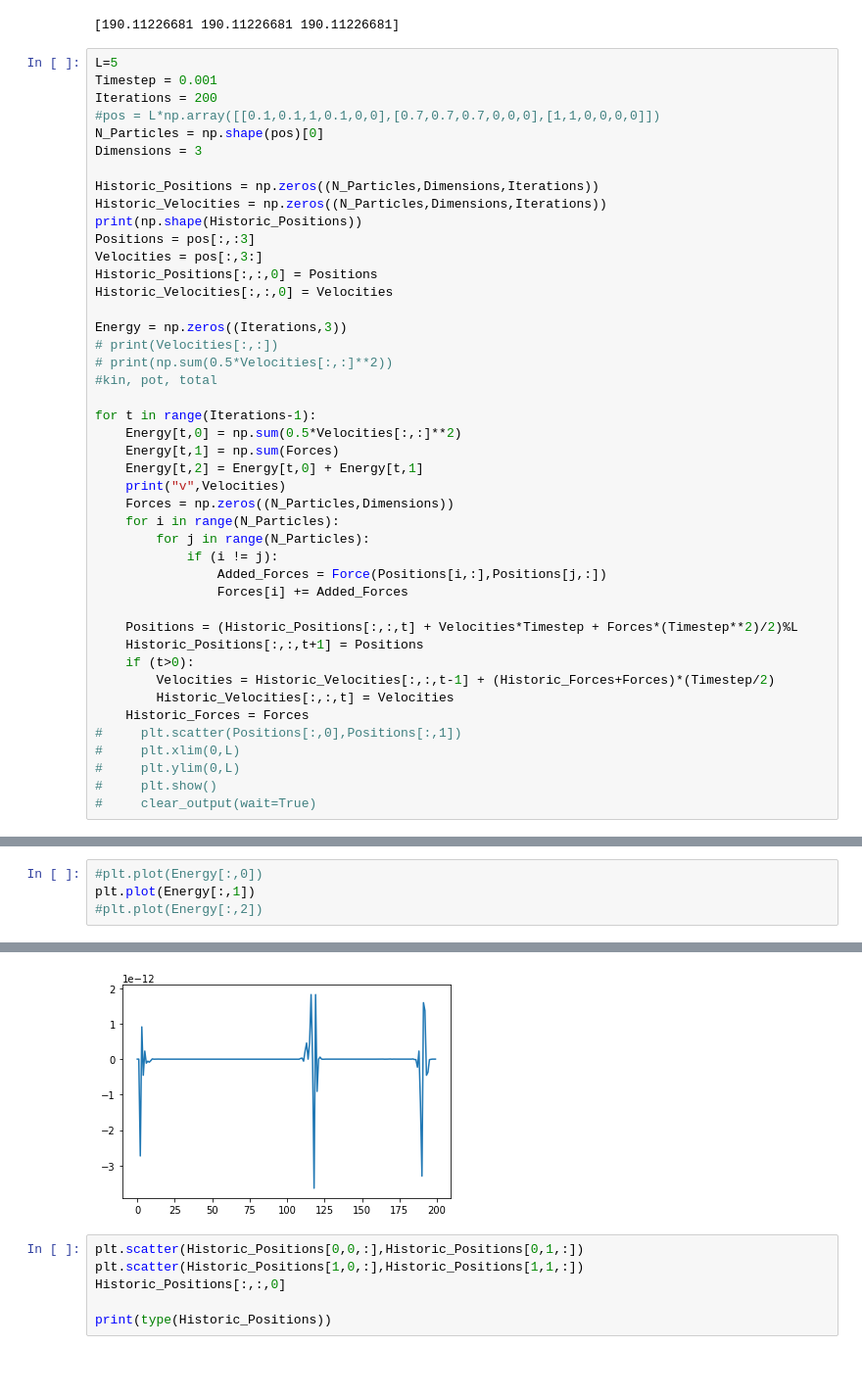
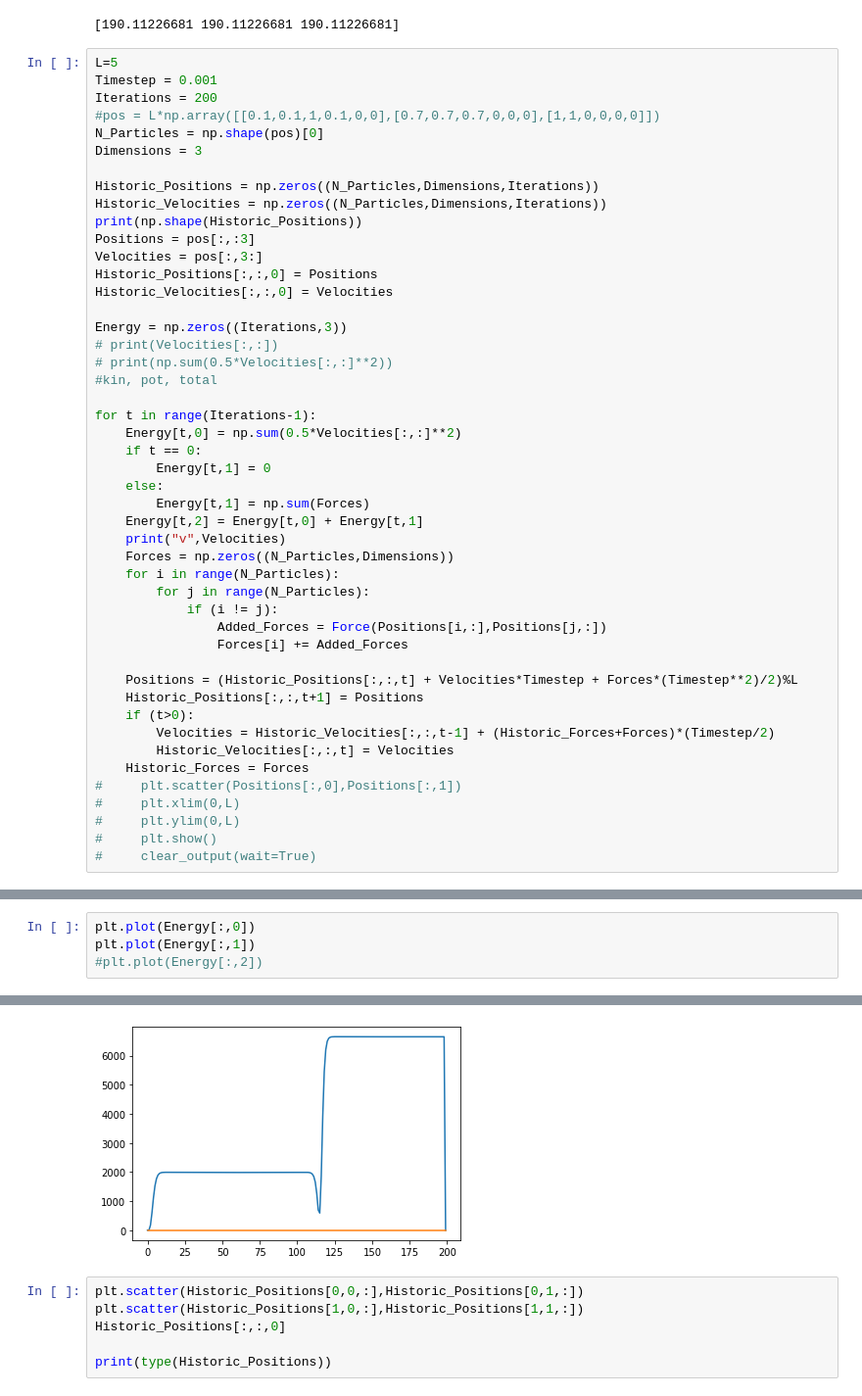
Before and after one commit to filipello/COP_Molecular_physics, a Jupyter notebook: Fourth milestone v2.ipynb, the cells around one changed output, grey strips where cells are left out. Shown: that part at 98% size. Cells and saved outputs as stored; diff of their text form; blank space fills up the shorter version.

Commit message:
Add files via upload
The Forces / Historic_Forces should work now

```diff
--- a/Fourth milestone v2.ipynb
+++ b/Fourth milestone v2.ipynb
@@ -196,7 +192,10 @@ Energy = np.zeros((Iterations,3))
 
 for t in range(Iterations-1):
     Energy[t,0] = np.sum(0.5*Velocities[:,:]**2)
-    Energy[t,1] = np.sum(Forces)
+    if t == 0:
+        Energy[t,1] = 0
+    else:
+        Energy[t,1] = np.sum(Forces)
     Energy[t,2] = Energy[t,0] + Energy[t,1]
     print("v",Velocities)
     Forces = np.zeros((N_Particles,Dimensions))
@@ -222,10 +237,10 @@ NameError: name 'pos' is not defined
 # %%
-#plt.plot(Energy[:,0])
+plt.plot(Energy[:,0])
 plt.plot(Energy[:,1])
 #plt.plot(Energy[:,2])
 # %% [output]
 [<matplotlib.lines.Line2D at 0x...>]
-[figure, old version]
+[figure, new version]
 # %%
 plt.scatter(Historic_Positions[0,0,:],Historic_Positions[0,1,:])
 plt.scatter(Historic_Positions[1,0,:],Historic_Positions[1,1,:])
```
Also changed, not shown: parts of 2 cells of this notebook.
